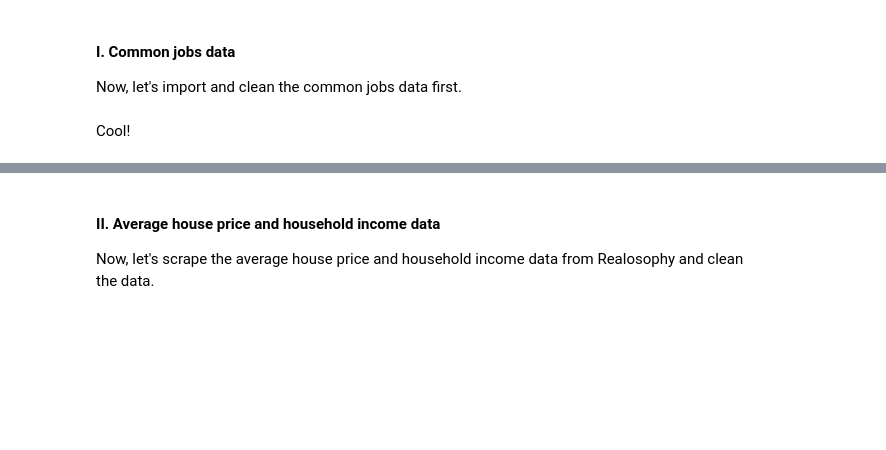
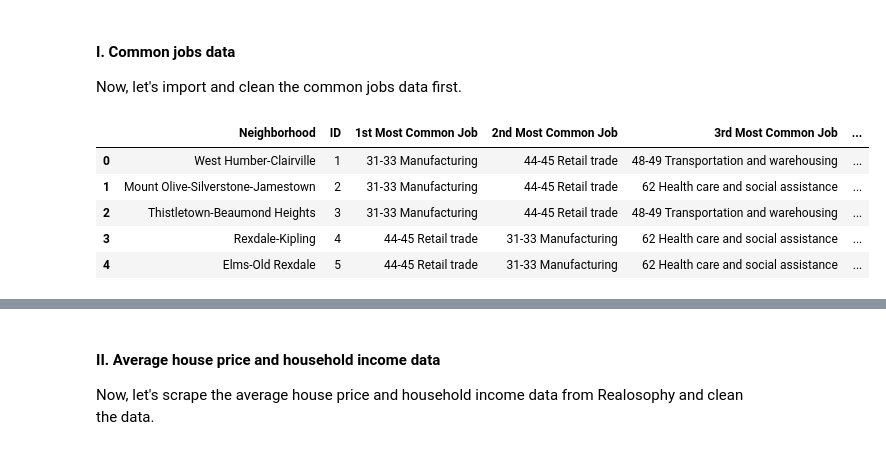
Before and after one commit to titus-chin/ibm_data_science_capstone, a Jupyter notebook: Toronto's_Neighborhoods_Recommender_System.ipynb, the cells around one changed output, grey strips where cells are left out. Cells and saved outputs as stored; diff of their text form; code cells hidden in the pictures; blank space fills up the shorter version.

```diff
--- a/Toronto's_Neighborhoods_Recommender_System.ipynb
+++ b/Toronto's_Neighborhoods_Recommender_System.ipynb
@@ -68,23 +68,29 @@ def get_top5_elements(dataframe,column_name):
 # %%
 # import the 2016 toronto neighborhood profiles into toronto_2016_df and clean the dataframe
 toronto_2016_df=pd.read_csv('https://ckan0.cf.opendata.inter.prod-toronto.ca/download_resource/ef0239b1-832b-4d0b-a1f3-4153e53b189e?format=csv')
 toronto_2016_df.drop(['_id','Category','Data Source','City of Toronto'],axis=1,inplace=True)
 index=['Neighbourhood Number']
 
 # extract common jobs data from toronto_2016_df into common_jobs_df and clean the dataframe
 common_jobs_df=toronto_2016_df[(toronto_2016_df['Topic']=='Industry - North American Industry Classification System (NAICS) 2012')|
                                toronto_2016_df['Characteristic'].isin(index)].drop('Topic',axis=1).set_index('Characteristic').T
 common_jobs_df.columns=common_jobs_df.columns.str.strip()
 common_jobs_df=common_jobs_df.drop(['Total Labour Force population aged 15 years and over by Industry - North American Industry Classification System (NAICS) 2012 - 25% sample data',
                                     'Industry - NAICS2012 - not applicable','All industry categories'],axis=1)
 common_jobs_df=common_jobs_df.replace(',','',regex=True).astype(int).sort_values(index).rename_axis(None,axis=1).reset_index()
 common_jobs_df.rename(columns={'index':'Neighborhood','Neighbourhood Number':'ID'},inplace=True)
+common_jobs_df.loc
 
 # get top 5 common jobs and save the data into top5_common_jobs_df
 top5_common_jobs_df=get_top5_elements(common_jobs_df,'Job')
-top5_common_jobs_df.head()
+top5_common_jobs_df.tail()
+# %% [output]
+|  | Neighborhood | ID | 1st Most Common Job | 2nd Most Common Job | 3rd Most Common Job | ... |
+| 0 | West Humber-Clairville | 1 | 31-33 Manufacturing | 44-45 Retail trade | 48-49 Transportation and warehousing | ... |
+| 1 | Mount Olive-Silverstone-Jamestown | 2 | 31-33 Manufacturing | 44-45 Retail trade | 62 Health care and social assistance | ... |
+| 2 | Thistletown-Beaumond Heights | 3 | 31-33 Manufacturing | 44-45 Retail trade | 48-49 Transportation and warehousing | ... |
+| 3 | Rexdale-Kipling | 4 | 44-45 Retail trade | 31-33 Manufacturing | 62 Health care and social assistance | ... |
+| 4 | Elms-Old Rexdale | 5 | 44-45 Retail trade | 31-33 Manufacturing | 62 Health care and social assistance | ... |
-# %% [markdown]
-Cool!
 # %%
 # normalize the common_jobs_df
 columns_to_normalize=common_jobs_df.columns[2:]
```
Also changed, not shown: parts of 21 cells of this notebook, 3 other files.
